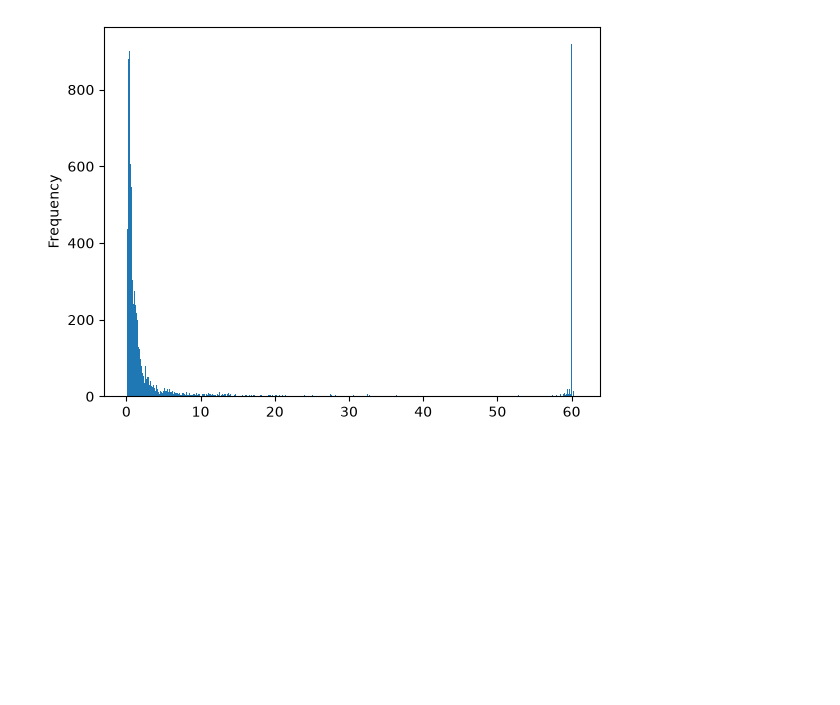
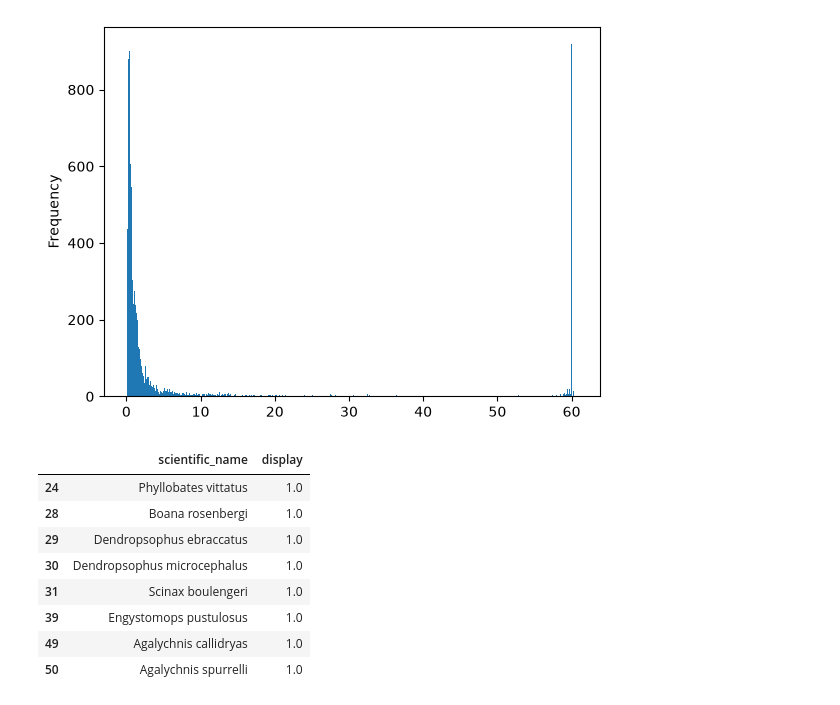
Before and after one commit to OsaConservation/OsaAnurans, a Jupyter notebook: activelearning.ipynb, the cells around one changed output. Saved outputs shown, nothing was run; the diff lists cells and outputs as text; code cells hidden in the pictures; blank space fills up the shorter version.

```diff
--- a/activelearning.ipynb
+++ b/activelearning.ipynb
@@ -102,3 +102,25 @@ species    2835
 length     2835
 dtype: int64
 [figure]
+# %%
+import pandas as pd
+species_path = "./specieslist.csv"
+
+df = pd.read_csv(species_path, sep=";")
+df = df.loc[df["display"] == 1]
+
+# for species in list(df["scientific_name"]):
+#     print(type(species))
+
+df
+#for species in df["scientific_name"]:
+# %% [output]
+|  | scientific_name | display |
+| 24 | Phyllobates vittatus | 1.0 |
+| 28 | Boana rosenbergi | 1.0 |
+| 29 | Dendropsophus ebraccatus | 1.0 |
+| 30 | Dendropsophus microcephalus | 1.0 |
+| 31 | Scinax boulengeri | 1.0 |
+| 39 | Engystomops pustulosus | 1.0 |
+| 49 | Agalychnis callidryas | 1.0 |
+| 50 | Agalychnis spurrelli | 1.0 |
```
Also changed, not shown: 36 other files.
